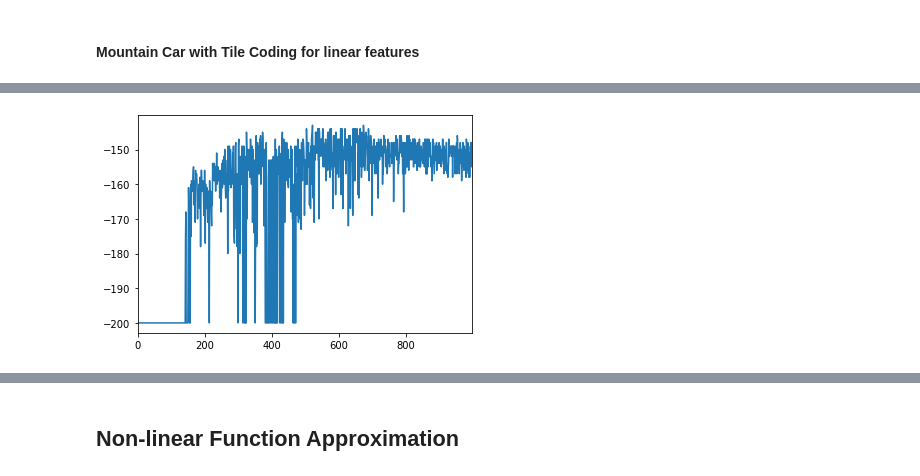
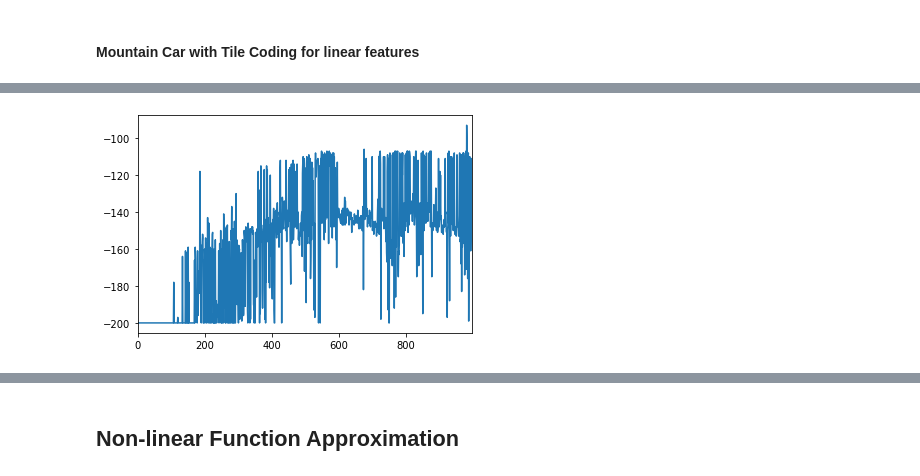
Before and after one commit to callumhedemann/Reinforcement-Learning, a Jupyter notebook: q_learning.ipynb, the cells around one changed output, grey strips where cells are left out. Drawn from its saved outputs; the diff is of its cells as text; code cells hidden in the pictures.

```diff
--- a/q_learning.ipynb
+++ b/q_learning.ipynb
@@ -231,7 +298,7 @@ for n in range(n_episodes):
         observation, reward, done, info = env.step(action)
         # update operation
         traces[state, action] += 1 # or = 1? this choice is called accumulating traces vs replacing traces
-        td_error = reward + gamma * q_values[observation, np.argmax(q_values[observation])] - q_values[state, action]
+        td_error = reward + gamma * q_values[observation, np.argmax(q_values[observation])] * (1-int(done)) - q_values[state, action]
         #if reward==1:
         #  print('1', td_error)
         # apply q value update as matrix opertion where td_error is broadcast across entire matrix
@@ -256,7 +323,7 @@ Wall time: 5min 24s
 q_values = np.zeros((env.observation_space.n, env.action_space.n))
 alpha_max, alpha_min, gamma, epsilon_max, epsilon_min = 0.1, 0.01, 0.9, 0.9, 0.1
 n_episodes = 200000
-trace_decay = 0.75 #  0 := TD(0);     1 := Monte Carlo
+trace_decay = 0.99 #  0 := TD(0);     1 := Monte Carlo
 avg_wins = []
 for n in range(n_episodes):
     env.reset()
@@ -277,29 +344,17 @@ for n in range(n_episodes):
             action = np.argmax(q_values[state])
         observation, reward, done, info = env.step(action)
         # update operation
-        #states.append(state)
-        #actions.append(action)
-        traces[state, action] += 1 # or = 1?
-        td_error = reward + gamma * q_values[observation, np.argmax(q_values[observation])] - q_values[state, action]
+        # note: need to set to replacing traces in order to make longer returns work:
+        traces[state, action] = 1 # or = 1? this choice is called accumulating traces vs replacing traces
+        td_error = reward + gamma * q_values[observation, np.argmax(q_values[observation])] * (1-int(done)) - q_values[state, action]
         #if reward==1:
         #  print('1', td_error)
         # apply q value update as matrix opertion where td_error is broadcast across entire matrix
-        q_values = q_values + alpha * td_error * traces
-        traces = traces * gamma * trace_decay
+        q_values += alpha * td_error * traces
+        traces *= gamma * trace_decay
         #traces[traces<0.01] = 0 # truncate traces (not needed in episodic)
         state = observation
         if done:
-            if reward==11:
-                print('win')
-                #print(q_values)
-                print('td_error', td_error)
-                print(reward + gamma * q_values[observation, np.argmax(q_values[observation])] - q_values[state, action])
-                print('reward',reward)
-                print(gamma * q_values[observation, np.argmax(q_values[observation])])
-                print('qsa', q_values[state, action])
-                #print(alpha * td_error)
-                #print(alpha * td_error * traces)
-                print('---------------------\n')
             break
     if n%1000==0: # diagnostic
         avg_wins.append(rate_policy(env, q_values))
@@ -469,7 +524,7 @@ def q_value(state, action):
 # this would mean action would have to be an input to q approx??
 # "When choosing what action to select you enter the state and action into the neural net and get back the neural net's approximate values of each action."
 alpha_max, alpha_min, epsilon_max, epsilon_min = 0.1, 0.01, 0.1, 0.0
-gamma = 0.9
+gamma = 0.99
 n_episodes = 1000
 returns = []
 for n in range(n_episodes):
@@ -498,7 +553,7 @@ for n in range(n_episodes):
         for i in range(env.action_space.n):
             q_values[i] = q_value(observation, i)
         next_action = np.argmax(q_values)
-        w[action] += alpha * (reward + gamma * q_value(observation, next_action) - q_value(state, action)) * features(state) #SGD
+        w[action] += alpha * (reward + gamma * q_value(observation, next_action) * (1-int(done)) - q_value(state, action)) * features(state) #SGD
         if done:
             returns.append(g)
             break
@@ -510,4 +565,4 @@ Wall time: 6min 44s
-[figure, old version]
+[figure, new version]
 # %%
 from mpl_toolkits.mplot3d import Axes3D
 import matplotlib.pyplot as plt
```
Also changed, not shown: parts of 66 cells of this notebook.
